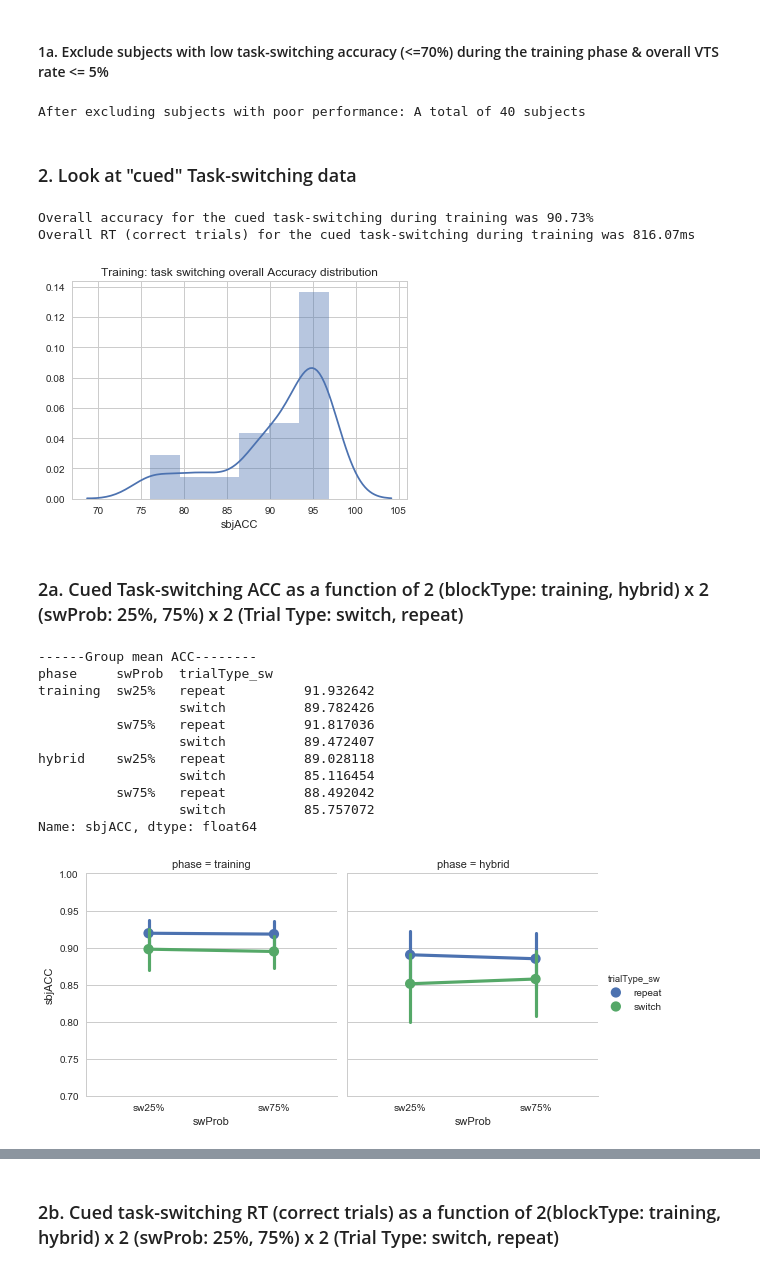
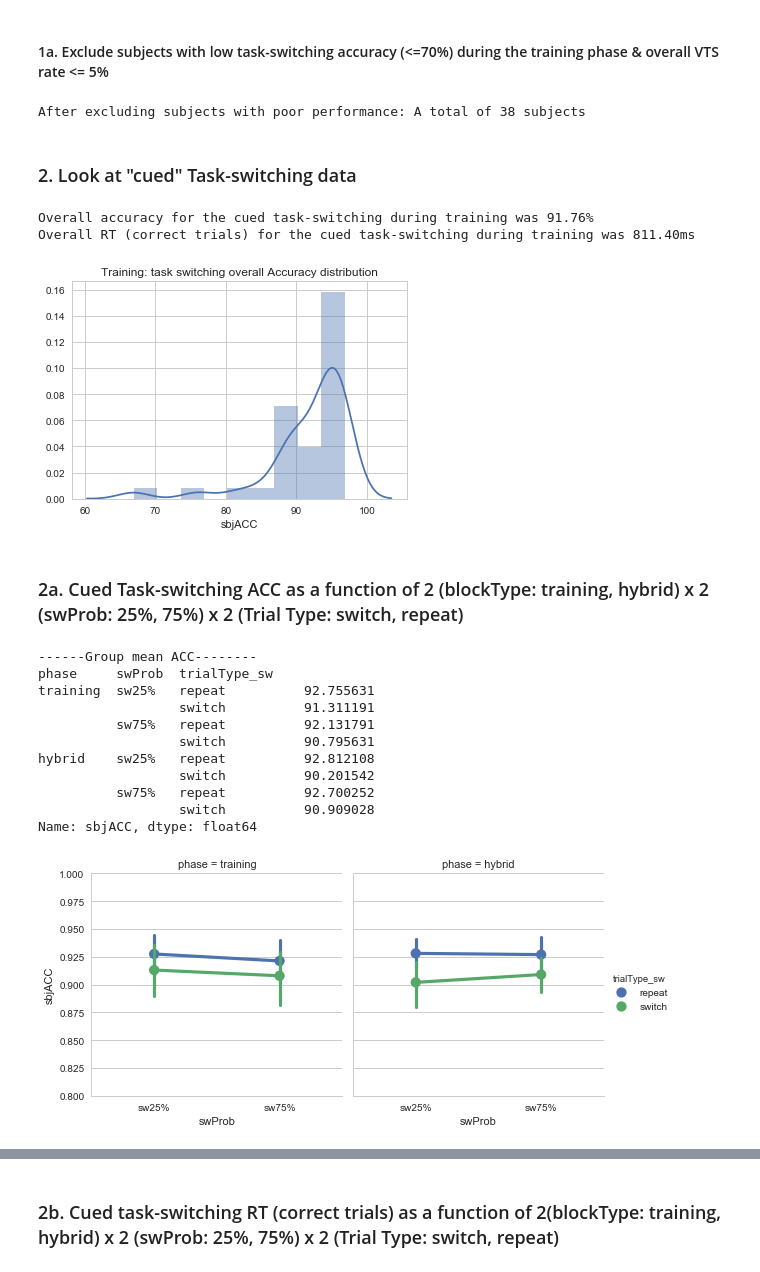
Before and after one commit to yuchinchiu/ISSPxVTS_v5, a Jupyter notebook: analysis_py/ISSPxVTS_v5_basicAnalysis.ipynb, the cells around one changed output, grey strips where cells are left out. Cells and saved outputs as stored; diff of their text form; code cells hidden in the pictures.

```diff
--- a/analysis_py/ISSPxVTS_v5_basicAnalysis.ipynb
+++ b/analysis_py/ISSPxVTS_v5_basicAnalysis.ipynb
@@ -43,9 +43,10 @@ goodSbj=[]
 excludeSbj=[]
 for S in np.unique(df.sbjId):
     D = df.loc[df.sbjId==S]
+    overallCuedTSACC = D[D.trialType=='cued'].sbjACC.mean()*100
     trainingTSACC = D[D.phase=='training'].sbjACC.mean()*100
     overallVTS = D[D.trialType=='choice'].trialType_int.mean()*100
-    if ( trainingTSACC >= 70) & (overallVTS >= 10):  # & (D.sbjACC.mean()*100>60):
+    if  (overallCuedTSACC >= 80) & ( trainingTSACC >= 0) & (overallVTS >= 10):  # & (D.sbjACC.mean()*100>60):
         goodSbj.append(S)
     else:
         excludeSbj.append(S)
@@ -56,7 +57,7 @@ df_valid.reset_index(inplace=True)
 validSCNT = len(df_valid.sbjId.unique())
 print('After excluding subjects with poor performance: A total of ' + str(validSCNT) + ' subjects')
 # %% [output]
-After excluding subjects with poor performance: A total of 40 subjects
+After excluding subjects with poor performance: A total of 38 subjects
 # %% [markdown]
 ### 2. Look at "cued" Task-switching data
 # %%
@@ -70,35 +71,35 @@ CTS_meanRT  = df_tskSw.loc[df_tskSw.sbjACC==1,:].groupby('sbjId').sbjRT.mean().m
 print('Overall accuracy for the cued task-switching during training was ' + '{:.2f}'.format(CTS_meanACC) + '%')
 print('Overall RT (correct trials) for the cued task-switching during training was ' + '{:.2f}'.format(CTS_meanRT) + 'ms')
 # %% [output]
-Overall accuracy for the cued task-switching during training was 90.73%
-Overall RT (correct trials) for the cued task-switching during training was 816.07ms
+Overall accuracy for the cued task-switching during training was 91.76%
+Overall RT (correct trials) for the cued task-switching during training was 811.40ms
-[figure, old version]
+[figure, new version]
 # %% [markdown]
 ### 2a. Cued Task-switching ACC as a function of 2 (blockType: training, hybrid) x 2 (swProb: 25%, 75%) x 2 (Trial Type: switch, repeat)
 # %%
 df_cued = df_valid.loc[df_valid.trialType=='cued',:].reset_index()
 condM_acc = df_cued.groupby(['sbjId','phase','swProb','trialType_sw']).sbjACC.mean().reset_index()
 # a dataframe of subject x condition
 g= sns.factorplot(x='swProb',y='sbjACC', hue='trialType_sw',col='phase', data=condM_acc)
-g.set(ylim=(0.7, 1))
+g.set(ylim=(0.8, 1))
 
 # Group Mean
 gpResult_ts_acc  = condM_acc.groupby(['phase','swProb','trialType_sw']).sbjACC.mean()*100
 print('------Group mean ACC--------')
 print(gpResult_ts_acc)
 # %% [output]
 ------Group mean ACC--------
 phase     swProb  trialType_sw
-training  sw25%   repeat          91.932642
-                  switch          89.782426
-          sw75%   repeat          91.817036
-                  switch          89.472407
-hybrid    sw25%   repeat          89.028118
-                  switch          85.116454
-          sw75%   repeat          88.492042
-                  switch          85.757072
+training  sw25%   repeat          92.755631
+                  switch          91.311191
+          sw75%   repeat          92.131791
+                  switch          90.795631
+hybrid    sw25%   repeat          92.812108
+                  switch          90.201542
+          sw75%   repeat          92.700252
+                  switch          90.909028
 Name: sbjACC, dtype: float64
-[figure, old version]
+[figure, new version]
 # %%
 acc1 = np.array(condM_acc.loc[(condM_acc.swProb=='sw25%') & (condM_acc.trialType_sw=='switch'),'sbjACC'])
 acc2 = np.array(condM_acc.loc[(condM_acc.swProb=='sw25%') & (condM_acc.trialType_sw=='repeat'),'sbjACC'])
```
Also changed, not shown: parts of 22 cells of this notebook, 14 other files.
